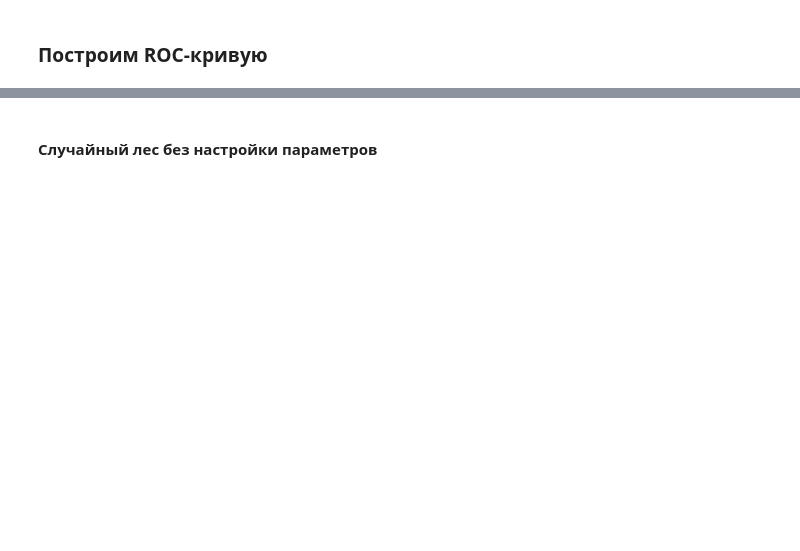
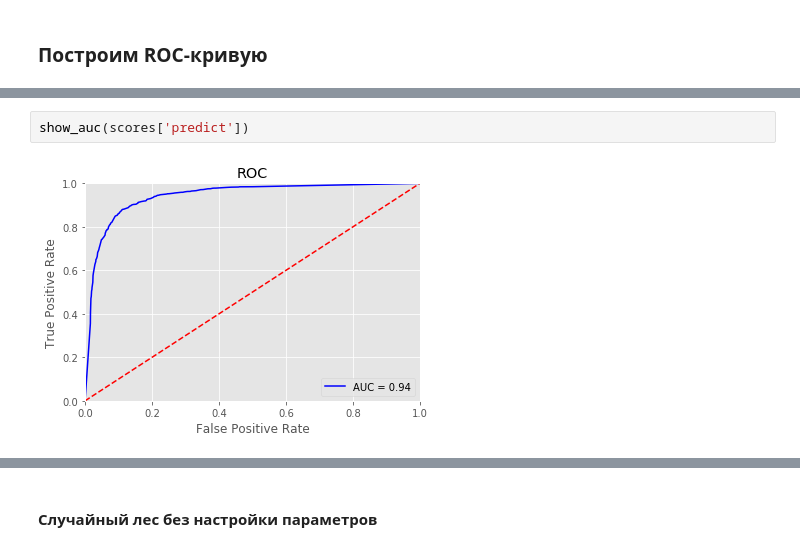
Before and after one commit to VeronikaSotskova/data_analysys, a Jupyter notebook: project/ONLINE_ADS_PROJECT.ipynb, the cells around one changed output, grey strips where cells are left out. Drawn from its saved outputs; the diff is of its cells as text; blank space fills up the shorter version.

```diff
--- a/project/ONLINE_ADS_PROJECT.ipynb
+++ b/project/ONLINE_ADS_PROJECT.ipynb
@@ -324,0 +343,4 @@ plt.show()
+# %%
+show_auc(scores['predict'])
+# %% [output]
+[figure, added]
```
Also changed, not shown: parts of 72 cells of this notebook, 2 other files.
